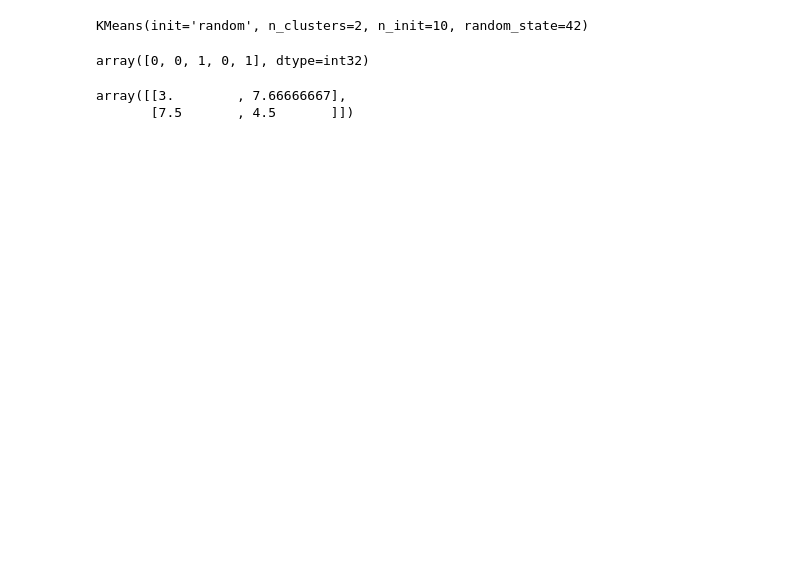
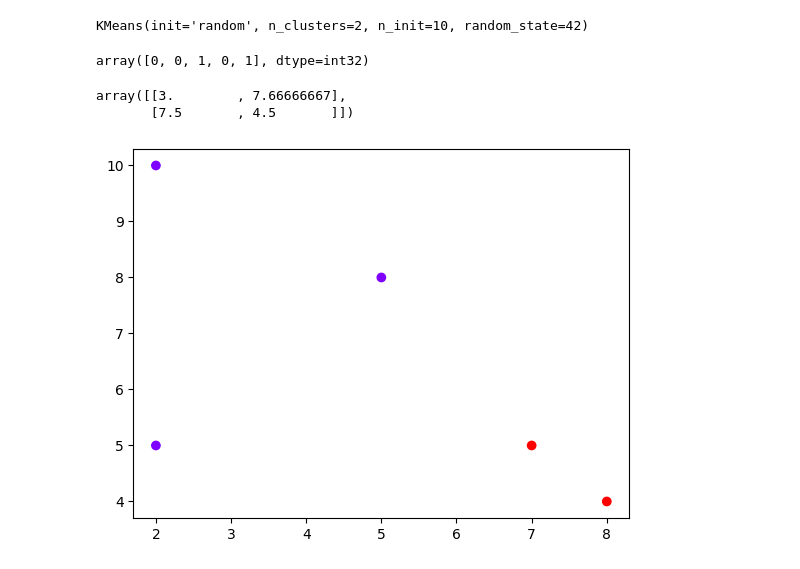
Before and after one commit to shahjamanbadhon/Data-Mining, a Jupyter notebook: KMeans.ipynb, the cells around one changed output. Saved outputs shown, nothing was run; the diff lists cells and outputs as text; code cells hidden in the pictures; blank space fills up the shorter version.

```diff
--- a/KMeans.ipynb
+++ b/KMeans.ipynb
@@ -34,3 +34,9 @@ centroids
 # %% [output]
 array([[3.        , 7.66666667],
        [7.5       , 4.5       ]])
+# %%
+plt.scatter(points[:,0], points[:,1], c=clusters, cmap='rainbow')
+
+plt.show()
+# %% [output]
+[figure, added]
```
Also changed, not shown: parts of 1 cell of this notebook.
